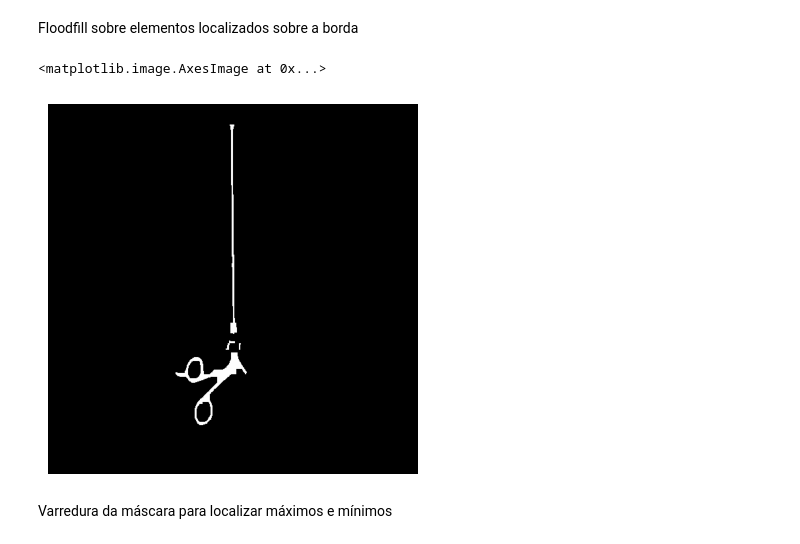
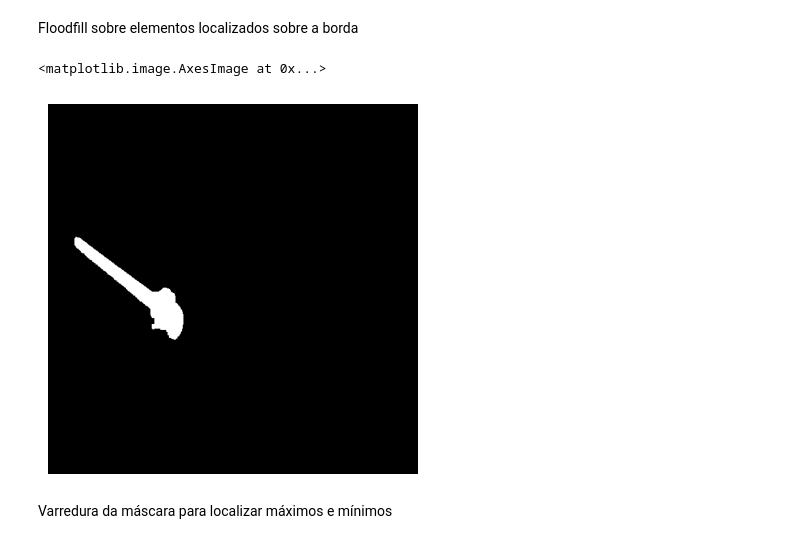
Before and after one commit to Rafael-Marinho-dos-Anjos/image_division-new-, a Jupyter notebook: segmentation_test.ipynb, the cells around one changed output. Cells and saved outputs as stored; diff of their text form; code cells hidden in the pictures.

```diff
--- a/segmentation_test.ipynb
+++ b/segmentation_test.ipynb
@@ -6,7 +6,8 @@ from skimage import io
 # %% [markdown]
 Carregamento e resizing da imagem
 # %%
-img = io.imread(r"\\storage01\Robotica\Dataset CME\ferramentas montadas\6\fotos\frame_0058.jpg")
+nstrmnt = 11
+img = io.imread(r"\\storage01\Robotica\Dataset CME\ferramentas montadas\{}\fotos\frame_0820.jpg".format(nstrmnt))
 dim = 560
 img = cv2.resize(img, (dim,dim), interpolation=cv2.INTER_AREA)
 plt.imshow(img)
@@ -46,7 +47,7 @@ Text(0.5, 1.0, 'Luminance')
 # %% [markdown]
 Ciação da máscara
 # %%
-ret, thrsld_1 = cv2.threshold(s, 150, 255, cv2.THRESH_BINARY_INV)
+ret, thrsld_1 = cv2.threshold(s, 100, 255, cv2.THRESH_BINARY_INV)
 ret, thrsld_2 = cv2.threshold(h, 17, 255, cv2.THRESH_BINARY_INV)
 thrsld = thrsld_1 + thrsld_2
 
@@ -79,37 +80,46 @@ floodfill = cv2.erode(floodfill, kernel, iterations=1)
 floodfill = cv2.dilate(floodfill, kernel, iterations=1)
 
 kernel = np.ones((9, 9), np.uint8)
 
 floodfill = cv2.dilate(floodfill, kernel, iterations=1)
 
 # create zeros mask 2 pixels larger in each dimension
 mask = np.zeros([h + 2, w + 2], np.uint8)
 
 # floodfill outer white border with black
 for i in range(0, dim):
     floodfill[0,i] = 255,255,255
     floodfill[i,0] = 255,255,255
     floodfill[dim-1,i] = 255,255,255
     floodfill[i,dim-1] = 255,255,255
 cv2.floodFill(floodfill, mask, (0,0), (0, 0, 0), (128,128,128), (255,255,255))
 
 thrsld = cv2.erode(floodfill, kernel, iterations=1)
 
 
 plt.axis('off')
+new = cv2.bitwise_and(thrsld, thrsld, mask=np.zeros((h, w), 'uint8'))
+
+for y, line in enumerate(thrsld):
+    for x, pxl in enumerate(line):
+        if pxl[0] >= 128:
+            pxl[:3] = 255,255,255
+        else:
+            pxl[:3] = 0,0,0
 
 contours, _ = cv2.findContours(cv2.cvtColor(thrsld, cv2.COLOR_BGR2GRAY), cv2.RETR_EXTERNAL, cv2.CHAIN_APPROX_NONE)
 for cnt in contours:
-    if cv2.contourArea(cnt) > 100:
+    if cv2.contourArea(cnt) > 500:
         mask = np.zeros((h, w), 'uint8')
         cv2.drawContours(mask, [cnt], -1, 255, -1)
-        thrsld += cv2.bitwise_and(thrsld, thrsld, mask=mask)
+        new += cv2.bitwise_and(thrsld, thrsld, mask=mask)
 
-plt.imshow(thrsld)
+thrsld = new
+plt.imshow(new)
 # print(contours)
 # %% [output]
 <matplotlib.image.AxesImage at 0x...>
-[figure, old version]
+[figure, new version]
 # %% [markdown]
 Varredura da máscara para localizar máximos e mínimos
 # %%
```
Also changed, not shown: parts of 6 cells of this notebook, 3 other files.
